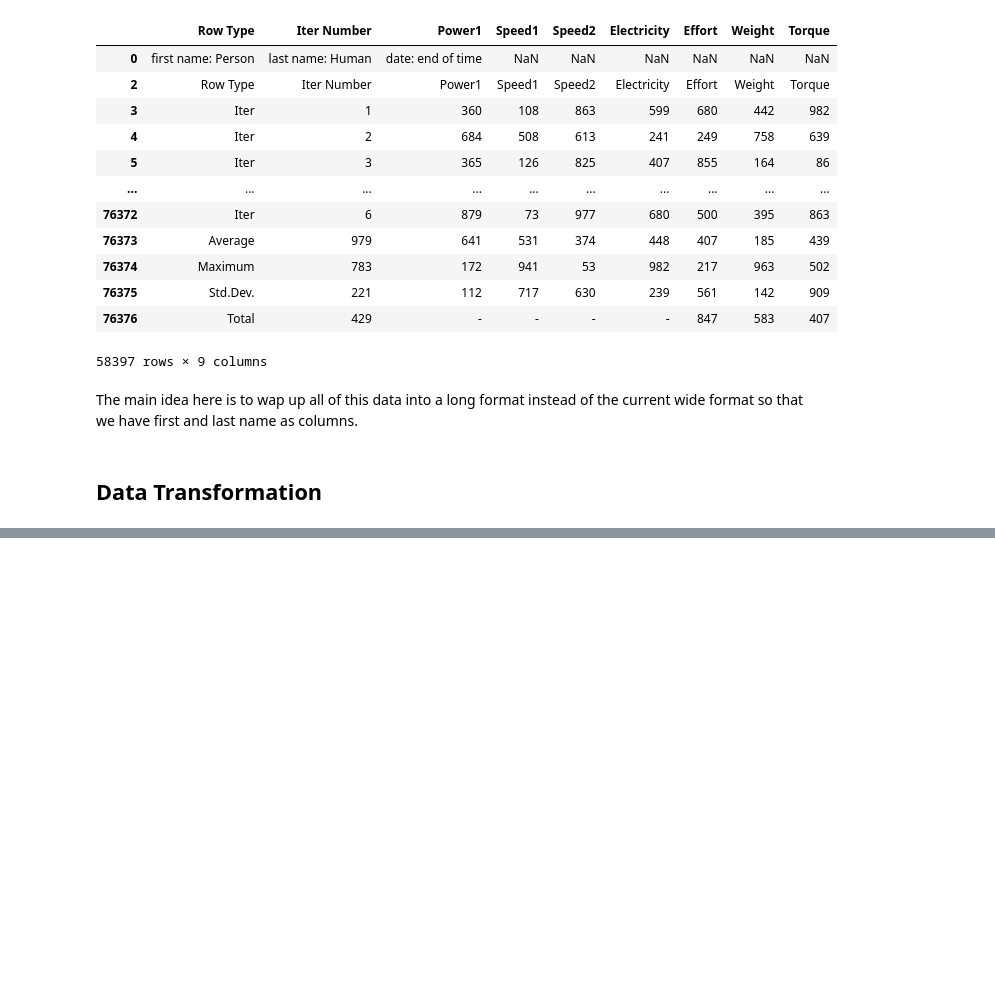
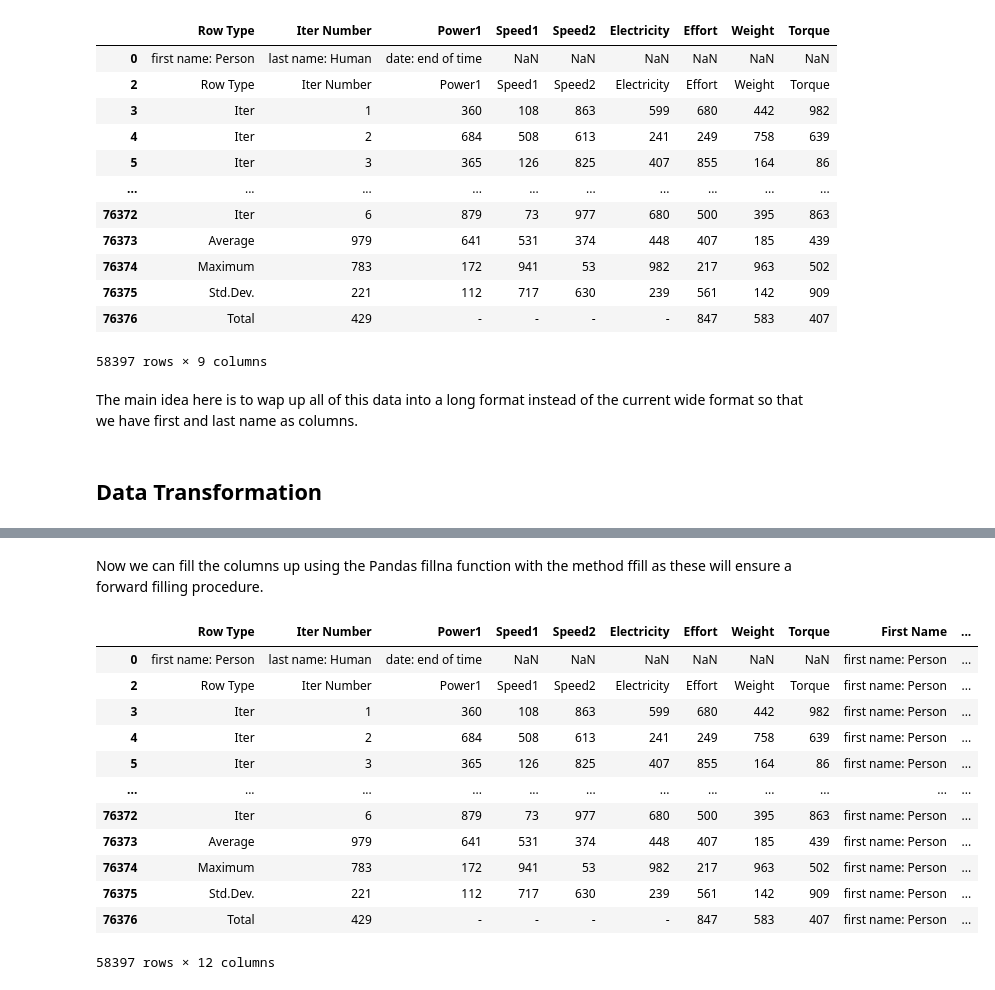
Before and after one commit to akhilnas/Data-science-skills, a Jupyter notebook: Data Cleaning/data_cleaning_challenge.ipynb, the cells around one changed output, grey strips where cells are left out. Drawn from its saved outputs; the diff is of its cells as text; code cells hidden in the pictures; blank space fills up the shorter version.

```diff
--- a/Data Cleaning/data_cleaning_challenge.ipynb
+++ b/Data Cleaning/data_cleaning_challenge.ipynb
@@ -68,0 +256,21 @@ The main idea here is to wap up all of this data into a long format instead of t
+# %% [markdown]
+Now we can fill the columns up using the Pandas fillna function with the method ffill as these will ensure a forward filling procedure.
+# %%
+cleaning_alternative_dataframe["First Name"].fillna(method='ffill', inplace=True)
+cleaning_alternative_dataframe["Last Name"].fillna(method='ffill', inplace=True)
+cleaning_alternative_dataframe["Date"].fillna(method='ffill', inplace=True)
+cleaning_alternative_dataframe
+# %% [output]
+|  | Row Type | Iter Number | Power1 | Speed1 | Speed2 | Electricity | Effort | Weight | Torque | First Name | ... |
+| 0 | first name: Person | last name: Human | date: end of time | NaN | NaN | NaN | NaN | NaN | NaN | first name: Person | ... |
+| 2 | Row Type | Iter Number | Power1 | Speed1 | Speed2 | Electricity | Effort | Weight | Torque | first name: Person | ... |
+| 3 | Iter | 1 | 360 | 108 | 863 | 599 | 680 | 442 | 982 | first name: Person | ... |
+| 4 | Iter | 2 | 684 | 508 | 613 | 241 | 249 | 758 | 639 | first name: Person | ... |
+| 5 | Iter | 3 | 365 | 126 | 825 | 407 | 855 | 164 | 86 | first name: Person | ... |
+| ... | ... | ... | ... | ... | ... | ... | ... | ... | ... | ... | ... |
+| 76372 | Iter | 6 | 879 | 73 | 977 | 680 | 500 | 395 | 863 | first name: Person | ... |
+| 76373 | Average | 979 | 641 | 531 | 374 | 448 | 407 | 185 | 439 | first name: Person | ... |
+| 76374 | Maximum | 783 | 172 | 941 | 53 | 982 | 217 | 963 | 502 | first name: Person | ... |
+| 76375 | Std.Dev. | 221 | 112 | 717 | 630 | 239 | 561 | 142 | 909 | first name: Person | ... |
+| 76376 | Total | 429 | - | - | - | - | 847 | 583 | 407 | first name: Person | ... |
+58397 rows × 12 columns
```
Also changed, not shown: parts of 24 cells of this notebook, 1 other file.
